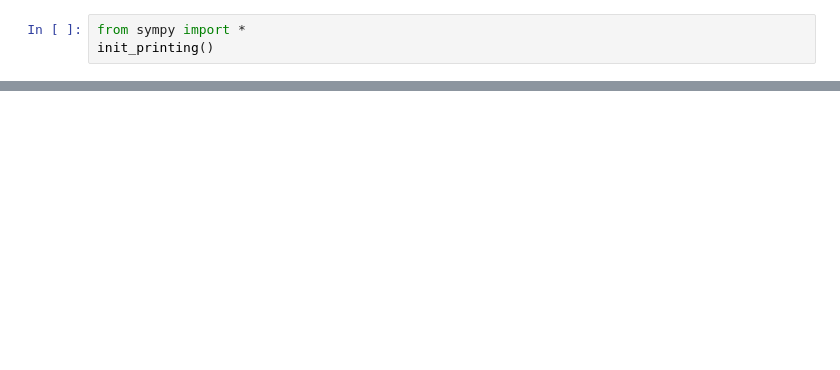
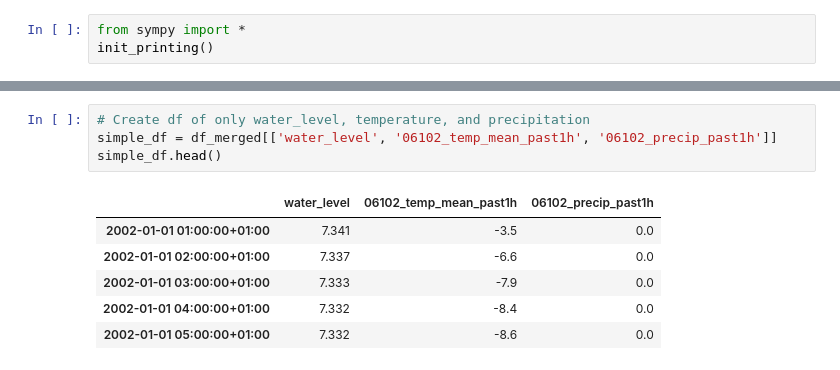
Before and after one commit to nicolaigarder/Forecasting-water-inflow, a Jupyter notebook: Exploratory analysis/vandstand.ipynb, the cells around one changed output, grey strips where cells are left out. Drawn from its saved outputs; the diff is of its cells as text; blank space fills up the shorter version.

Commit message:
Checking water_level data. Not the best correlation with precipitation

```diff
--- a/Exploratory analysis/vandstand.ipynb
+++ b/Exploratory analysis/vandstand.ipynb
@@ -114,0 +110,11 @@ Henter temp_min_past1h ...
+# %%
+# Create df of only water_level, temperature, and precipitation
+simple_df = df_merged[['water_level', '06102_temp_mean_past1h', '06102_precip_past1h']]
+simple_df.head()
+# %% [output]
+|  | water_level | 06102_temp_mean_past1h | 06102_precip_past1h |
+| 2002-01-01 01:00:00+01:00 | 7.341 | -3.5 | 0.0 |
+| 2002-01-01 02:00:00+01:00 | 7.337 | -6.6 | 0.0 |
+| 2002-01-01 03:00:00+01:00 | 7.333 | -7.9 | 0.0 |
+| 2002-01-01 04:00:00+01:00 | 7.332 | -8.4 | 0.0 |
+| 2002-01-01 05:00:00+01:00 | 7.332 | -8.6 | 0.0 |
```
Also changed, not shown: parts of 5 cells of this notebook, 4 other files.
